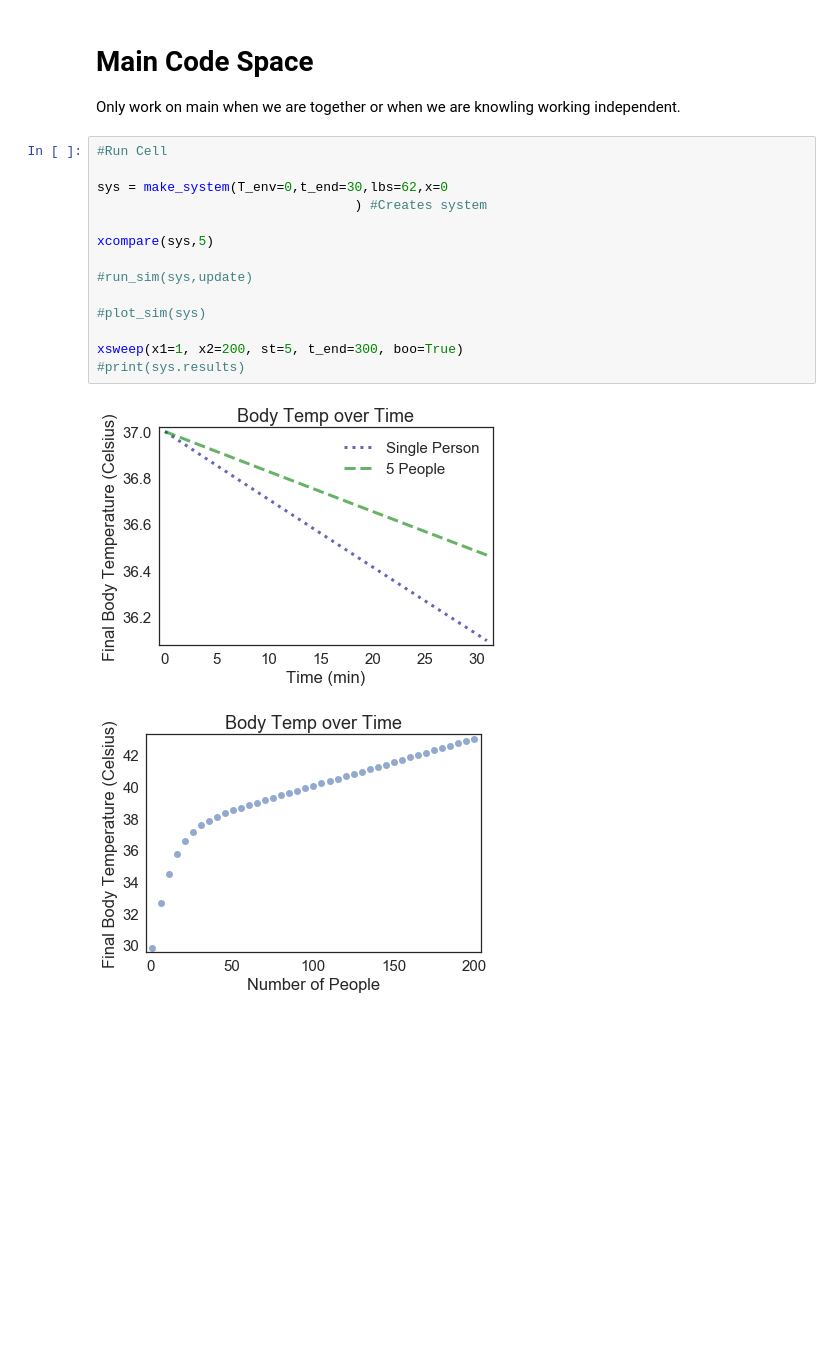
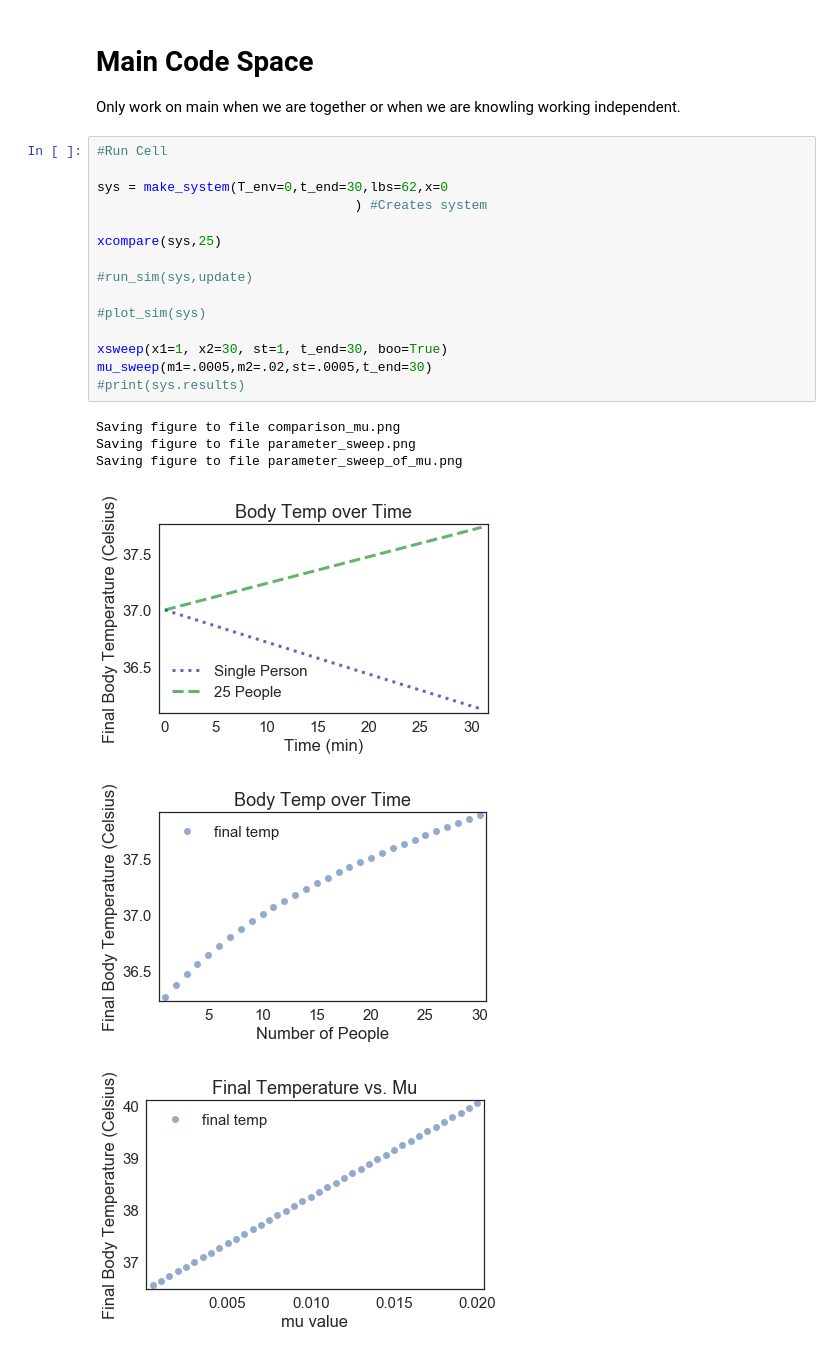
Before and after one commit to wFairmanOlin/MOD_SIM_P_2, a Jupyter notebook: Project_2.ipynb, the cells around one changed output. Cells and saved outputs as stored; diff of their text form; blank space fills up the shorter version.

```diff
--- a/Project_2.ipynb
+++ b/Project_2.ipynb
@@ -38,18 +38,23 @@ Only work on main when we are together or when we are knowling working independe
 # %%
 #Run Cell
 
 sys = make_system(T_env=0,t_end=30,lbs=62,x=0
                                  ) #Creates system
 
-xcompare(sys,5)
+xcompare(sys,25)
 
 #run_sim(sys,update)
 
 #plot_sim(sys)
 
-xsweep(x1=1, x2=200, st=5, t_end=300, boo=True)
+xsweep(x1=1, x2=30, st=1, t_end=30, boo=True)
+mu_sweep(m1=.0005,m2=.02,st=.0005,t_end=30)
 #print(sys.results)
 # %% [output]
+Saving figure to file comparison_mu.png
+Saving figure to file parameter_sweep.png
+Saving figure to file parameter_sweep_of_mu.png
-[figure, old version]
+[figure, new version]
-[figure, old version]
+[figure, new version]
+[figure, added]
 # %%
```
Also changed, not shown: parts of 1 cell of this notebook, 7 other files.
